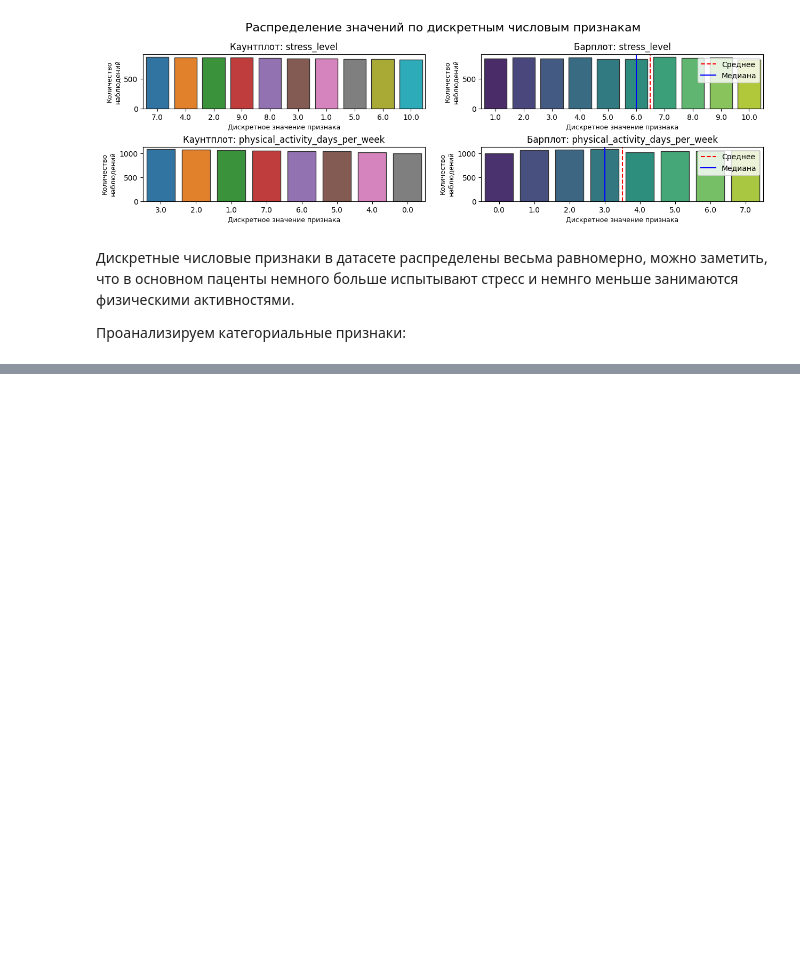
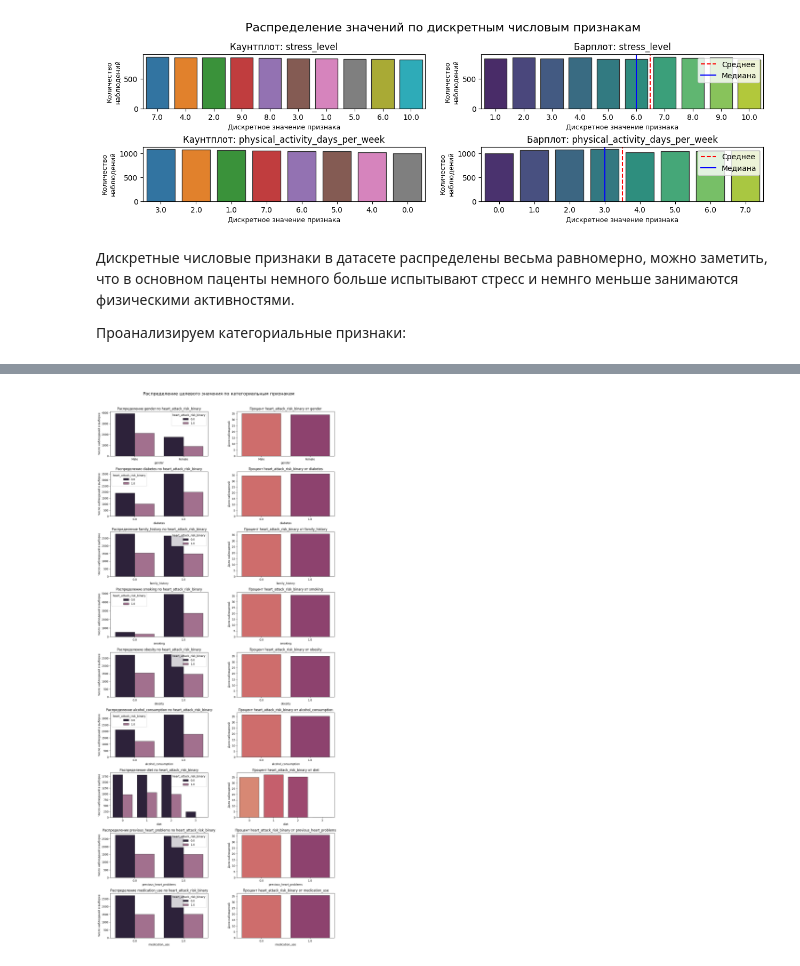
Before and after one commit to madLary/practicum-workshop-cvd-model, a Jupyter notebook: workshop-cdv-research.ipynb, the cells around one changed output, grey strips where cells are left out. Cells and saved outputs as stored; diff of their text form; code cells hidden in the pictures; blank space fills up the shorter version.

```diff
--- a/workshop-cdv-research.ipynb
+++ b/workshop-cdv-research.ipynb
@@ -981,0 +1142,8 @@ analyze_categorial_data(train, fig_size=(11, 35), top=0.95,
+# %%
+analyser = group_analyzer(train, target='heart_attack_risk_binary',
+                           continuous_features=CONTINUOUS_FEATURES,
+                           discrete_features=DISCRETE_FEATURES,
+                           categorial_features=CATEGORICAL_FEATURES)
+analyser.draw_fst(figsize=(15, 15), top=0.92)
+# %% [output]
+[figure, added]
```
Also changed, not shown: parts of 15 cells of this notebook, 1 other file.
